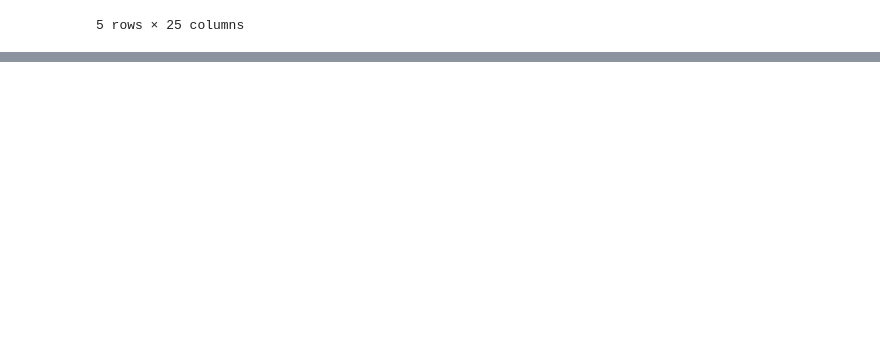
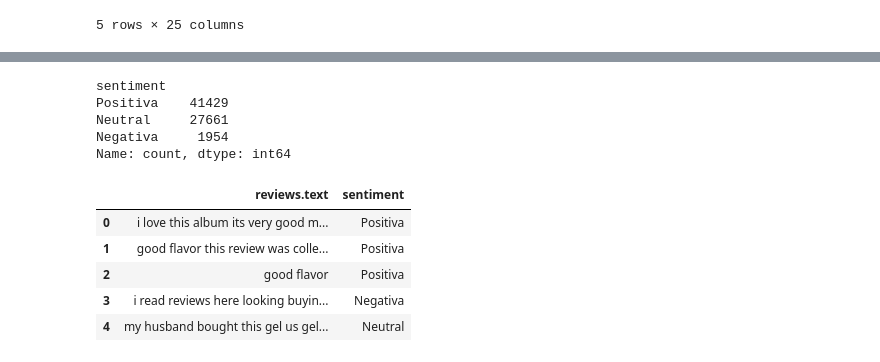
Before and after one commit to AGM54/datasentimientos, a Jupyter notebook: labdsss-main/eje2.ipynb, the cells around one changed output, grey strips where cells are left out. Saved outputs shown, nothing was run; the diff lists cells and outputs as text; code cells hidden in the pictures; blank space fills up the shorter version.

```diff
--- a/labdsss-main/eje2.ipynb
+++ b/labdsss-main/eje2.ipynb
@@ -49,0 +143,56 @@ data.head()
+# %%
+import pandas as pd
+import re
+from collections import Counter
+
+# Lista de palabras positivas y negativas (puede ser expandida)
+positive_words = set(['good', 'great', 'excellent', 'love', 'best', 'amazing', 'awesome', 'wonderful'])
+negative_words = set(['bad', 'terrible', 'worst', 'disappointed', 'poor', 'horrible', 'awful', 'hate'])
+
+# Función para limpiar el texto
+def clean_text(text):
+    text = text.lower()
+    text = re.sub(r'[^\w\s]', '', text)  # Eliminar signos de puntuación
+    return text
+
+# Función para clasificar el sentimiento
+def classify_sentiment(text):
+    words = text.split()
+    positive_count = sum(1 for word in words if word in positive_words)
+    negative_count = sum(1 for word in words if word in negative_words)
+
+    # Clasificación basada en la diferencia
+    if positive_count > negative_count:
+        return 'Positiva'
+    elif negative_count > positive_count:
+        return 'Negativa'
+    else:
+        return 'Neutral'
+
+
+# Limpiar el texto
+data['cleaned_text'] = data['reviews.text'].astype(str).apply(clean_text)
+
+# Aplicar la clasificación de sentimiento a cada reseña
+data['sentiment'] = data['cleaned_text'].apply(classify_sentiment)
+
+# Mostrar un resumen de los resultados
+print(data['sentiment'].value_counts())
+
+# Guardar los resultados en un nuevo archivo CSV
+data.to_csv('Reviews_with_Sentiment.csv', index=False)
+
+# Mostrar algunas filas con la clasificación de sentimiento
+data[['reviews.text', 'sentiment']].head()
+# %% [output]
+sentiment
+Positiva    41429
+Neutral     27661
+Negativa     1954
+Name: count, dtype: int64
+|  | reviews.text | sentiment |
+| 0 | i love this album its very good m... | Positiva |
+| 1 | good flavor this review was colle... | Positiva |
+| 2 | good flavor | Positiva |
+| 3 | i read reviews here looking buyin... | Negativa |
+| 4 | my husband bought this gel us gel... | Neutral |
```
Also changed, not shown: parts of 6 cells of this notebook.
